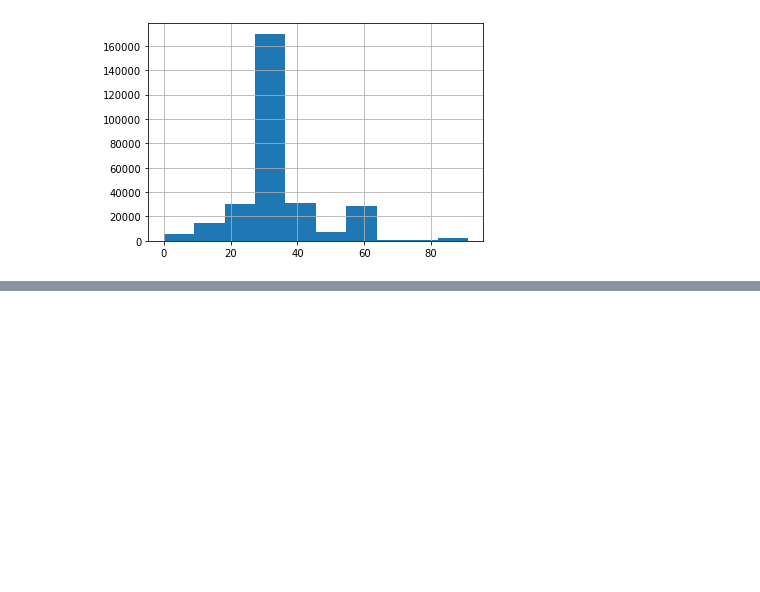
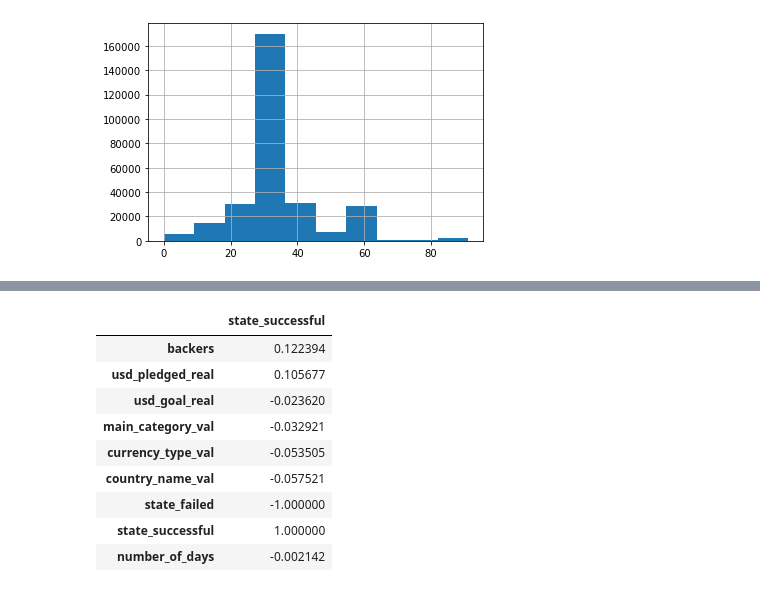
Before and after one commit to ljackson707/kick_starter_project, a Jupyter notebook: kickstarter_project.ipynb, the cells around one changed output, grey strips where cells are left out. Cells and saved outputs as stored; diff of their text form; code cells hidden in the pictures; blank space fills up the shorter version.

```diff
--- a/kickstarter_project.ipynb
+++ b/kickstarter_project.ipynb
@@ -924,0 +951,13 @@ df.number_of_days.hist()
+# %%
+df2
+# %% [output]
+|  | state_successful |
+| backers | 0.122394 |
+| usd_pledged_real | 0.105677 |
+| usd_goal_real | -0.023620 |
+| main_category_val | -0.032921 |
+| currency_type_val | -0.053505 |
+| country_name_val | -0.057521 |
+| state_failed | -1.000000 |
+| state_successful | 1.000000 |
+| number_of_days | -0.002142 |
```
Also changed, not shown: parts of 6 cells of this notebook.
